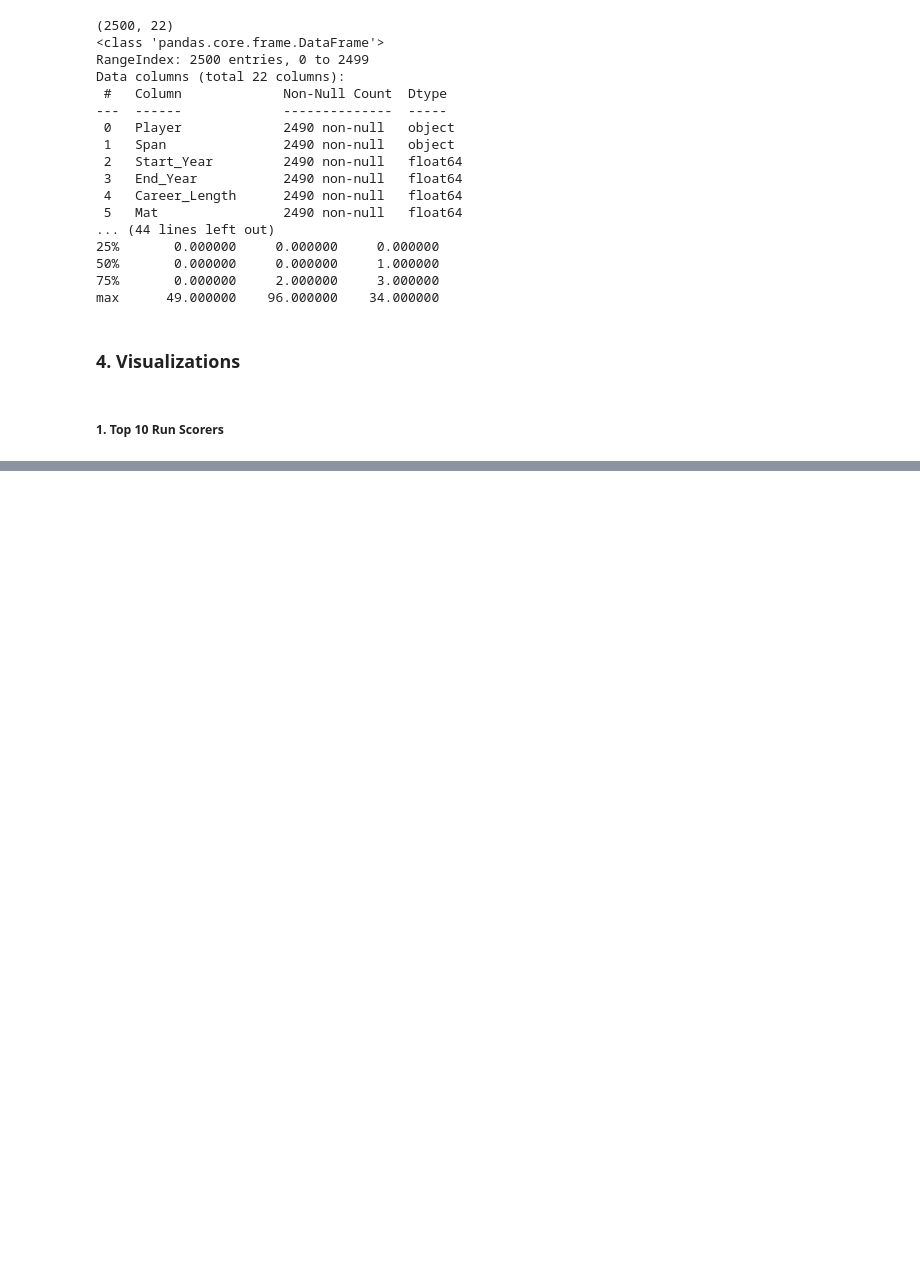
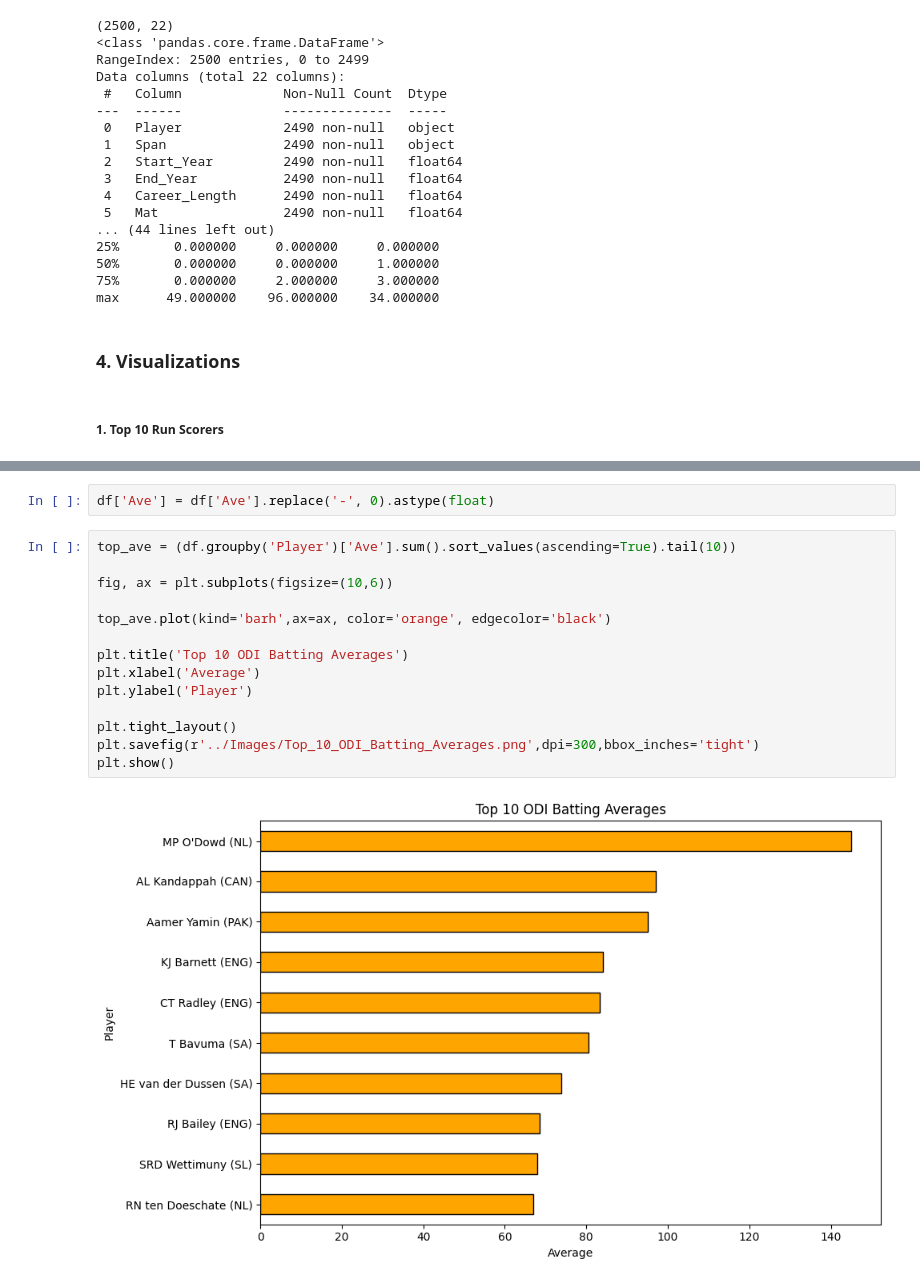
Before and after one commit to harsa4333/Cricket-Analytics-Dashboard, a Jupyter notebook: Python/01_Batting_EDA.ipynb, the cells around one changed output, grey strips where cells are left out. Saved outputs shown, nothing was run; the diff lists cells and outputs as text; blank space fills up the shorter version.

```diff
--- a/Python/01_Batting_EDA.ipynb
+++ b/Python/01_Batting_EDA.ipynb
@@ -65,0 +68,18 @@ plt.show()
+# %%
+df['Ave'] = df['Ave'].replace('-', 0).astype(float)
+# %%
+top_ave = (df.groupby('Player')['Ave'].sum().sort_values(ascending=True).tail(10))
+
+fig, ax = plt.subplots(figsize=(10,6))
+
+top_ave.plot(kind='barh',ax=ax, color='orange', edgecolor='black')
+
+plt.title('Top 10 ODI Batting Averages')
+plt.xlabel('Average')
+plt.ylabel('Player')
+
+plt.tight_layout()
+plt.savefig(r'../Images/Top_10_ODI_Batting_Averages.png',dpi=300,bbox_inches='tight')
+plt.show()
+# %% [output]
+[figure, added]
```
Also changed, not shown: parts of 9 cells of this notebook, 6 other files.
